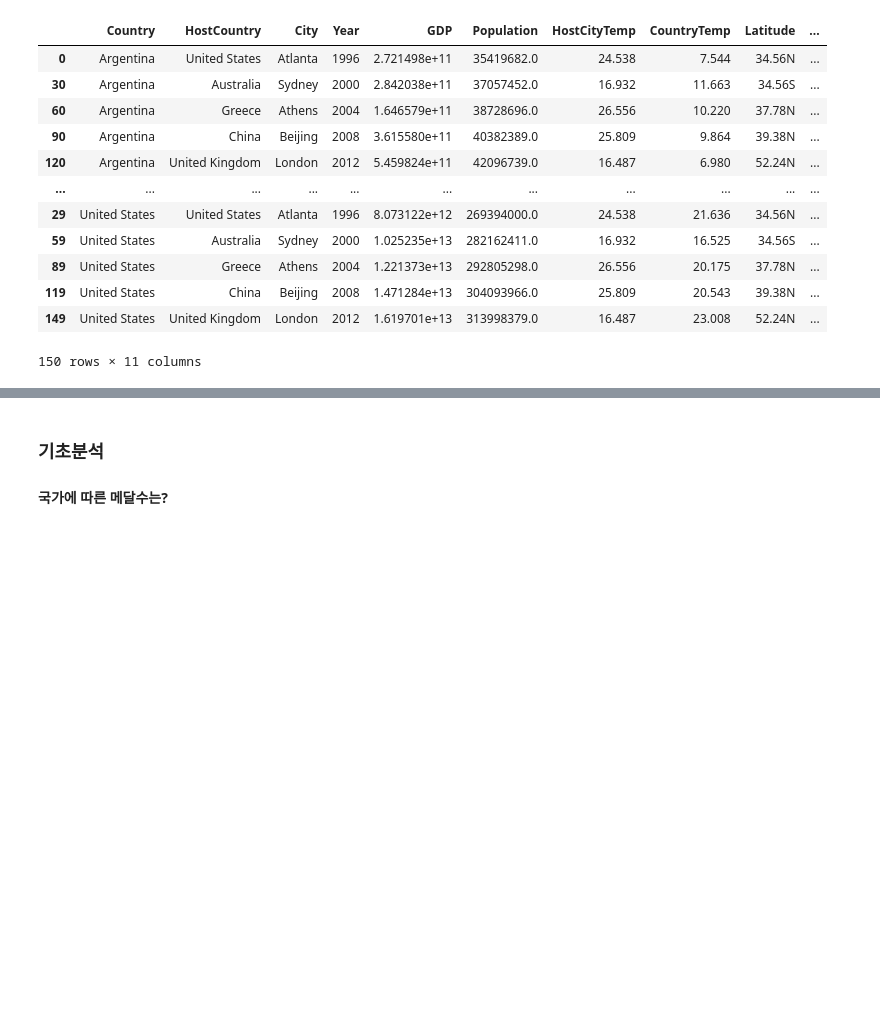
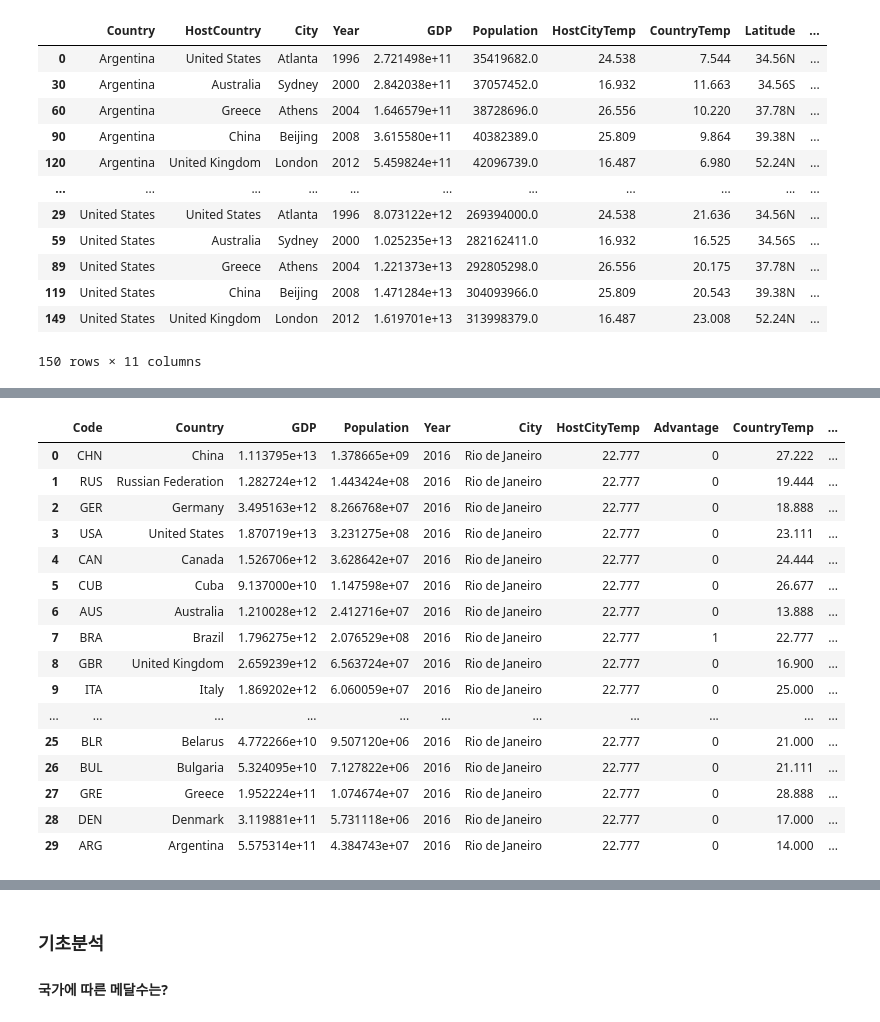
Before and after one commit to hogoood/my_own_project, a Jupyter notebook: Olympic Medals.ipynb, the cells around one changed output, grey strips where cells are left out. Cells and saved outputs as stored; diff of their text form; code cells hidden in the pictures; blank space fills up the shorter version.

```diff
--- a/Olympic Medals.ipynb
+++ b/Olympic Medals.ipynb
@@ -1052,0 +1367,3 @@ Length: 150, dtype: bool
+# %%
+sum16 = sum16.merge(temph16, left_on = "City", right_on = "City", how = "left")
+sum16
@@ -1052,0 +1388,10 @@ Length: 150, dtype: bool
+# %%
+sum16["Advantage"] = pd.Series()
+
+for i in range(30):
+    if sum16["Country"][i] == "Brazil":
+        sum16["Advantage"][i] = 1
+    else:
+        sum16["Advantage"][i] = 0
+
+sum16["Advantage"] = sum16["Advantage"].astype(int)
@@ -1052,0 +1436,12 @@ Length: 150, dtype: bool
+# %%
+temp16 = pd.DataFrame([{"Country" : "China", "CountryTemp" : 27.222}, {"Country" : "Hungary", "CountryTemp" : 20.555}, {"Country" : "Argentina", "CountryTemp" : 14},
+             {"Country" : "Russian Federation", "CountryTemp" : 19.444}, {"Country" : "New Zealand", "CountryTemp" : 11.666}, {"Country" : "Denmark", "CountryTemp" : 17},
+             {"Country" : "Germany", "CountryTemp" : 18.888}, {"Country" : "Netherlands", "CountryTemp" : 18.333}, {"Country" : "Greece", "CountryTemp" : 28.888},
+             {"Country" : "United States", "CountryTemp" : 23.111}, {"Country" : "Sweden", "CountryTemp" : 16.666}, {"Country" : "Bulgaria", "CountryTemp" : 21.111},
+             {"Country" : "Canada", "CountryTemp" : 24.444}, {"Country" : "Japan", "CountryTemp" : 27.222}, {"Country" : "Belarus", "CountryTemp" : 21},
+             {"Country" : "Cuba", "CountryTemp" : 26.677}, {"Country" : "Spain", "CountryTemp" : 28.888}, {"Country" : "Norway", "CountryTemp" : 14},
+             {"Country" : "Australia", "CountryTemp" : 13.888}, {"Country" : "Croatia", "CountryTemp" : 25}, {"Country" : "Nigeria", "CountryTemp" : 26.111},
+             {"Country" : "Brazil", "CountryTemp" : 22.777}, {"Country" : "Korea, Rep.", "CountryTemp" : 27.777}, {"Country" : "Romania", "CountryTemp" : 23.888},
+             {"Country" : "United Kingdom", "CountryTemp" : 16.9}, {"Country" : "Ukraine", "CountryTemp" : 20.555}, {"Country" : "France", "CountryTemp" : 20.555},
+             {"Country" : "Italy", "CountryTemp" : 25}, {"Country" : "Poland", "CountryTemp" : 18.888}, {"Country" : "Jamaica", "CountryTemp" : 28.333}])
+temp16
@@ -1052,0 +1466,3 @@ Length: 150, dtype: bool
+# %%
+sum16 = sum16.merge(temp16, left_on = "Country", right_on = "Country", how = "left")
+sum16
@@ -1052,0 +1487,21 @@ Length: 150, dtype: bool
+# %%
+sum16["TempDiff"] = sum16["HostCityTemp"] - sum16["CountryTemp"]
+sum16
+# %% [output]
+|  | Code | Country | GDP | Population | Year | City | HostCityTemp | Advantage | CountryTemp | ... |
+| 0 | CHN | China | 1.113795e+13 | 1.378665e+09 | 2016 | Rio de Janeiro | 22.777 | 0 | 27.222 | ... |
+| 1 | RUS | Russian Federation | 1.282724e+12 | 1.443424e+08 | 2016 | Rio de Janeiro | 22.777 | 0 | 19.444 | ... |
+| 2 | GER | Germany | 3.495163e+12 | 8.266768e+07 | 2016 | Rio de Janeiro | 22.777 | 0 | 18.888 | ... |
+| 3 | USA | United States | 1.870719e+13 | 3.231275e+08 | 2016 | Rio de Janeiro | 22.777 | 0 | 23.111 | ... |
+| 4 | CAN | Canada | 1.526706e+12 | 3.628642e+07 | 2016 | Rio de Janeiro | 22.777 | 0 | 24.444 | ... |
+| 5 | CUB | Cuba | 9.137000e+10 | 1.147598e+07 | 2016 | Rio de Janeiro | 22.777 | 0 | 26.677 | ... |
+| 6 | AUS | Australia | 1.210028e+12 | 2.412716e+07 | 2016 | Rio de Janeiro | 22.777 | 0 | 13.888 | ... |
+| 7 | BRA | Brazil | 1.796275e+12 | 2.076529e+08 | 2016 | Rio de Janeiro | 22.777 | 1 | 22.777 | ... |
+| 8 | GBR | United Kingdom | 2.659239e+12 | 6.563724e+07 | 2016 | Rio de Janeiro | 22.777 | 0 | 16.900 | ... |
+| 9 | ITA | Italy | 1.869202e+12 | 6.060059e+07 | 2016 | Rio de Janeiro | 22.777 | 0 | 25.000 | ... |
+| ... | ... | ... | ... | ... | ... | ... | ... | ... | ... | ... |
+| 25 | BLR | Belarus | 4.772266e+10 | 9.507120e+06 | 2016 | Rio de Janeiro | 22.777 | 0 | 21.000 | ... |
+| 26 | BUL | Bulgaria | 5.324095e+10 | 7.127822e+06 | 2016 | Rio de Janeiro | 22.777 | 0 | 21.111 | ... |
+| 27 | GRE | Greece | 1.952224e+11 | 1.074674e+07 | 2016 | Rio de Janeiro | 22.777 | 0 | 28.888 | ... |
+| 28 | DEN | Denmark | 3.119881e+11 | 5.731118e+06 | 2016 | Rio de Janeiro | 22.777 | 0 | 17.000 | ... |
+| 29 | ARG | Argentina | 5.575314e+11 | 4.384743e+07 | 2016 | Rio de Janeiro | 22.777 | 0 | 14.000 | ... |
```
Also changed, not shown: parts of 64 cells of this notebook.
